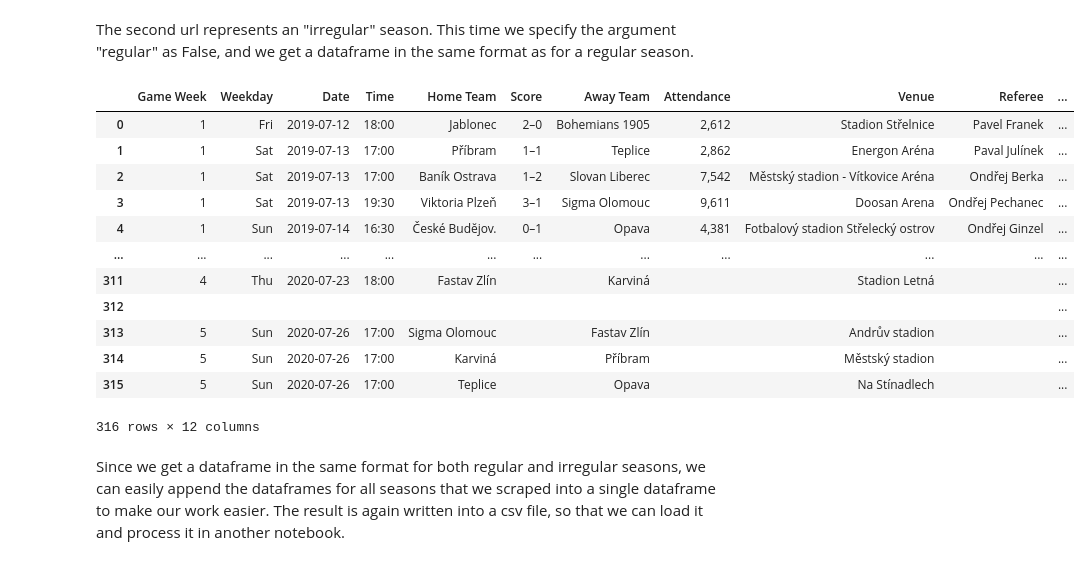
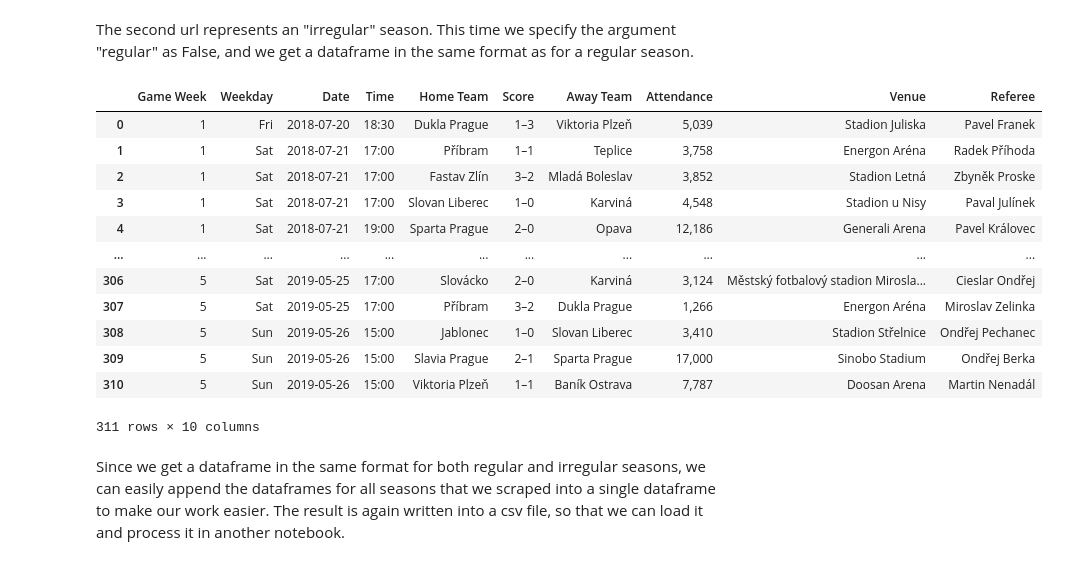
Before and after one commit to Johnymancvrk/Czech-Football-League, a Jupyter notebook: Teams_Table&Scores_Scraper.ipynb, the cells around one changed output. Cells and saved outputs as stored; diff of their text form; code cells hidden in the pictures.

Commit message:
Edited scraper and analysis

```diff
--- a/Teams_Table&Scores_Scraper.ipynb
+++ b/Teams_Table&Scores_Scraper.ipynb
@@ -172,22 +166,22 @@ Scores_Scraper(url)
 # %% [markdown]
 The second url represents an "irregular" season. This time we specify the argument "regular" as False, and we get a dataframe in the same format as for a regular season.
 # %%
-url = "https://fbref.com/en/comps/66/3226/schedule/2019-2020-Czech-First-League-Scores-and-Fixtures"
-Scores_Scraper(url, regular = False)
+scores = Scrape_Teams_Data("https://fbref.com/en/comps/66/2427/2018-2019-Czech-First-League-Stats", "https://fbref.com/en/comps/66/2427/schedule/2018-2019-Czech-First-League-Scores-and-Fixtures").scores(regular = False)
+scores
 # %% [output]
-|  | Game Week | Weekday | Date | Time | Home Team | Score | Away Team | Attendance | Venue | Referee | ... |
-| 0 | 1 | Fri | 2019-07-12 | 18:00 | Jablonec | 2–0 | Bohemians 1905 | 2,612 | Stadion Střelnice | Pavel Franek | ... |
-| 1 | 1 | Sat | 2019-07-13 | 17:00 | Příbram | 1–1 | Teplice | 2,862 | Energon Aréna | Paval Julínek | ... |
-| 2 | 1 | Sat | 2019-07-13 | 17:00 | Baník Ostrava | 1–2 | Slovan Liberec | 7,542 | Městský stadion - Vítkovice Aréna | Ondřej Berka | ... |
-| 3 | 1 | Sat | 2019-07-13 | 19:30 | Viktoria Plzeň | 3–1 | Sigma Olomouc | 9,611 | Doosan Arena | Ondřej Pechanec | ... |
-| 4 | 1 | Sun | 2019-07-14 | 16:30 | České Budĕjov. | 0–1 | Opava | 4,381 | Fotbalový stadion Střelecký ostrov | Ondřej Ginzel | ... |
-| ... | ... | ... | ... | ... | ... | ... | ... | ... | ... | ... | ... |
-| 311 | 4 | Thu | 2020-07-23 | 18:00 | Fastav Zlín |  | Karviná |  | Stadion Letná |  | ... |
-| 312 |  |  |  |  |  |  |  |  |  |  | ... |
-| 313 | 5 | Sun | 2020-07-26 | 17:00 | Sigma Olomouc |  | Fastav Zlín |  | Andrův stadion |  | ... |
-| 314 | 5 | Sun | 2020-07-26 | 17:00 | Karviná |  | Příbram |  | Městský stadion |  | ... |
-| 315 | 5 | Sun | 2020-07-26 | 17:00 | Teplice |  | Opava |  | Na Stínadlech |  | ... |
+|  | Game Week | Weekday | Date | Time | Home Team | Score | Away Team | Attendance | Venue | Referee |
+| 0 | 1 | Fri | 2018-07-20 | 18:30 | Dukla Prague | 1–3 | Viktoria Plzeň | 5,039 | Stadion Juliska | Pavel Franek |
+| 1 | 1 | Sat | 2018-07-21 | 17:00 | Příbram | 1–1 | Teplice | 3,758 | Energon Aréna | Radek Příhoda |
+| 2 | 1 | Sat | 2018-07-21 | 17:00 | Fastav Zlín | 3–2 | Mladá Boleslav | 3,852 | Stadion Letná | Zbyněk Proske |
+| 3 | 1 | Sat | 2018-07-21 | 17:00 | Slovan Liberec | 1–0 | Karviná | 4,548 | Stadion u Nisy | Paval Julínek |
+| 4 | 1 | Sat | 2018-07-21 | 19:00 | Sparta Prague | 2–0 | Opava | 12,186 | Generali Arena | Pavel Královec |
+| ... | ... | ... | ... | ... | ... | ... | ... | ... | ... | ... |
+| 306 | 5 | Sat | 2019-05-25 | 17:00 | Slovácko | 2–0 | Karviná | 3,124 | Městský fotbalový stadion Mirosla... | Cieslar Ondřej |
+| 307 | 5 | Sat | 2019-05-25 | 17:00 | Příbram | 3–2 | Dukla Prague | 1,266 | Energon Aréna | Miroslav Zelinka |
+| 308 | 5 | Sun | 2019-05-26 | 15:00 | Jablonec | 1–0 | Slovan Liberec | 3,410 | Stadion Střelnice | Ondřej Pechanec |
+| 309 | 5 | Sun | 2019-05-26 | 15:00 | Slavia Prague | 2–1 | Sparta Prague | 17,000 | Sinobo Stadium | Ondřej Berka |
+| 310 | 5 | Sun | 2019-05-26 | 15:00 | Viktoria Plzeň | 1–1 | Baník Ostrava | 7,787 | Doosan Arena | Martin Nenadál |
-316 rows × 12 columns
+311 rows × 10 columns
 # %% [markdown]
 Since we get a dataframe in the same format for both regular and irregular seasons, we can easily append the dataframes for all seasons that we scraped into a single dataframe to make our work easier. The result is again written into a csv file, so that we can load it and process it in another notebook.
 # %%
```
Also changed, not shown: parts of 15 cells of this notebook, 1 other file.
